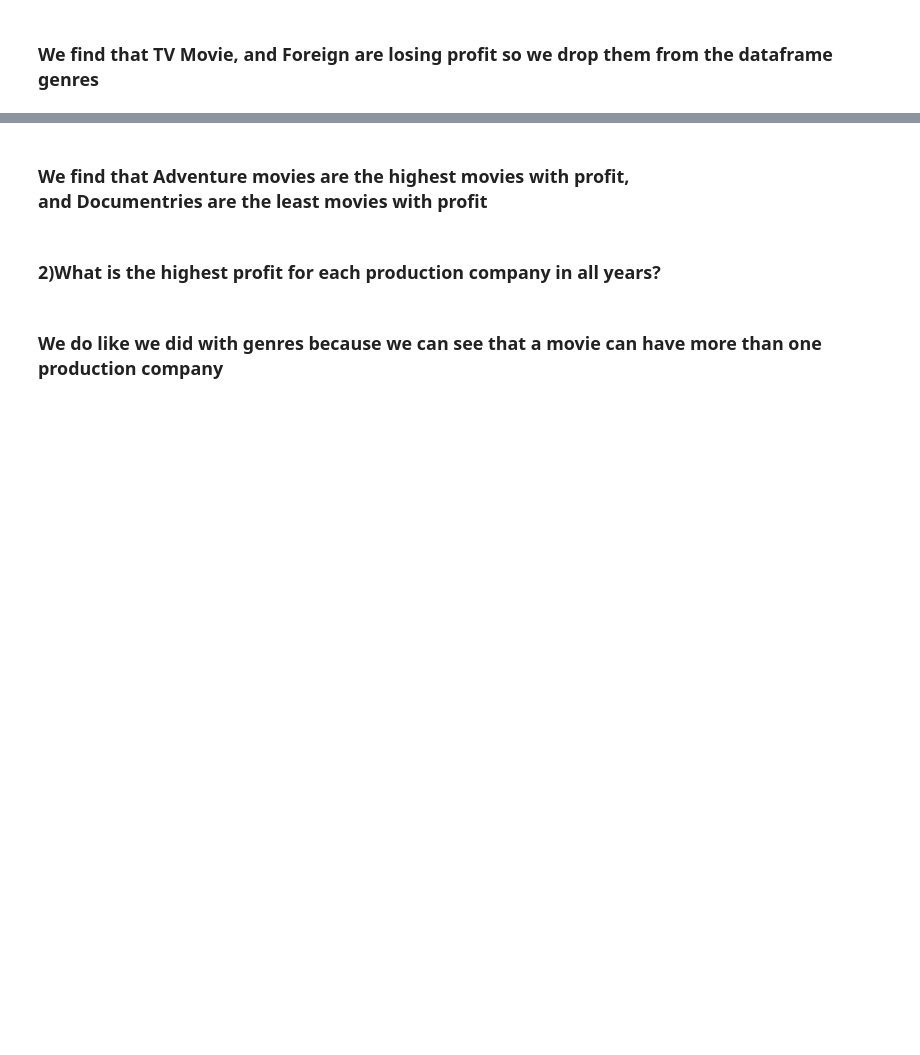
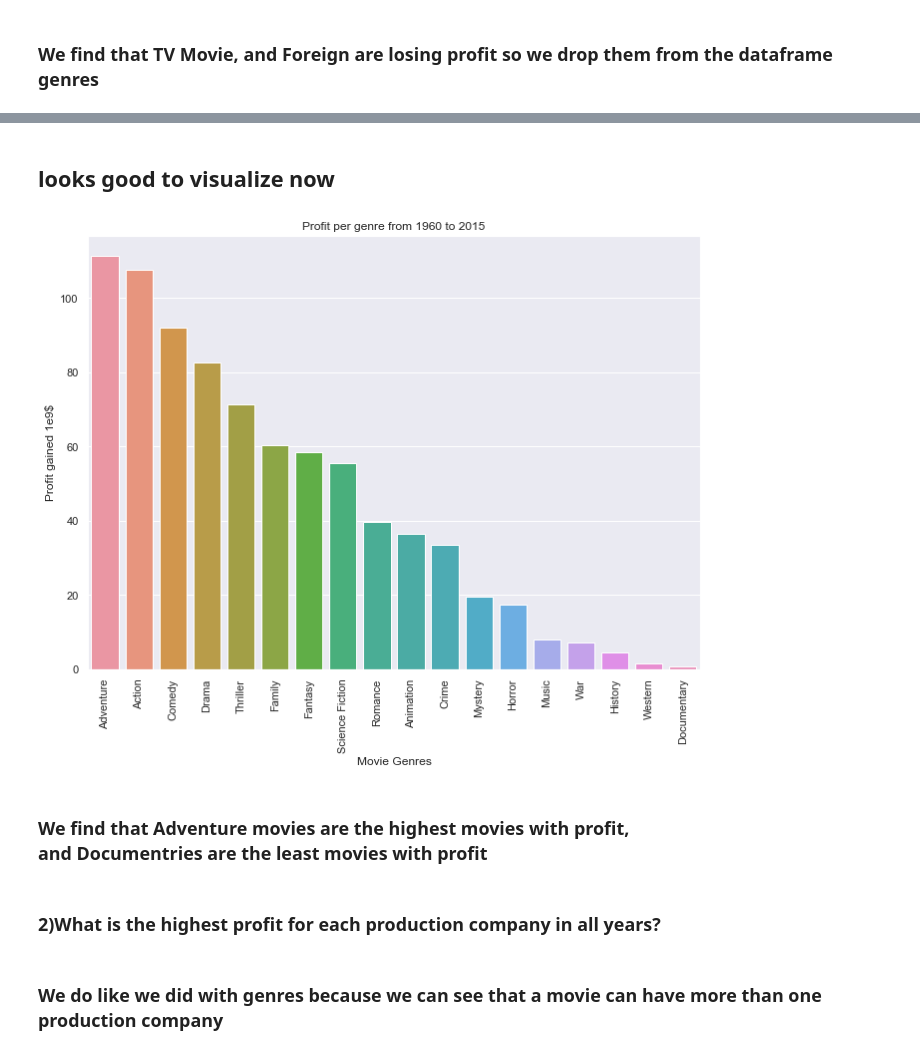
Before and after one commit to nuublx/TMDB-DataAnalysis, a Jupyter notebook: project.ipynb, the cells around one changed output, grey strips where cells are left out. Drawn from its saved outputs; the diff is of its cells as text; code cells hidden in the pictures; blank space fills up the shorter version.

```diff
--- a/project.ipynb
+++ b/project.ipynb
@@ -165 +191,19 @@ we find that this data ranges from 1960 to 2015
+# %%
+# we use this function to visualize data using seaborn (barplot)
+def visualize_series(series_name,divisor,xlabel,ylabel,title):
+    """
+    This function takes 5 parameters
+    series_name: the series that will be visualized
+    divisor: the number that all the values in the series will be divided on 'Because we only use this function with numerical values'
+    xlabel: string to label x-axis
+    ylabel: string to label y-axis
+    title: string to place as title
+    """
+    sns.set(rc={'figure.figsize':(11,8)})
+    sns.barplot(x=series_name.index,y=series_name/divisor)
+    plt.xticks(rotation=90)
+    plt.xlabel(xlabel)
+    plt.ylabel(ylabel)
+    plt.title(title)
+    plt.show()
 # %% [markdown]
@@ -199,0 +213,3 @@ genres
+# %%
+genres_df=separate_values(df, 'genres', '|')
+genres_df.head(10)
@@ -231,0 +230,3 @@ genres
+# %%
+total_profit_genres=genres_df.groupby('genres')['profit'].sum().sort_values(ascending=False)
+total_profit_genres
@@ -268,0 +253,4 @@ plt.show()
+# %%
+#Focusing only on positive profit
+total_profit_genres=total_profit_genres[total_profit_genres>0]
+total_profit_genres
@@ -269,3 +278,13 @@ plt.show()
+# %% [markdown]
+## looks good to visualize now
+# %%
+#calling the barplot function we created earlier with values needed to visualize the dataframe
+visualize_series(
+    total_profit_genres, 1e9, "Movie Genres",
+    "Profit gained 1e9$","Profit per genre from 1960 to 2015"
+    )
+# %% [output]
+[figure, added]
 # %% [markdown]
 ### We find that Adventure movies are the highest movies with profit,<br> and Documentries are the least movies with profit<br>
 # %% [markdown]
```
Also changed, not shown: parts of 56 cells of this notebook, 1 other file.
